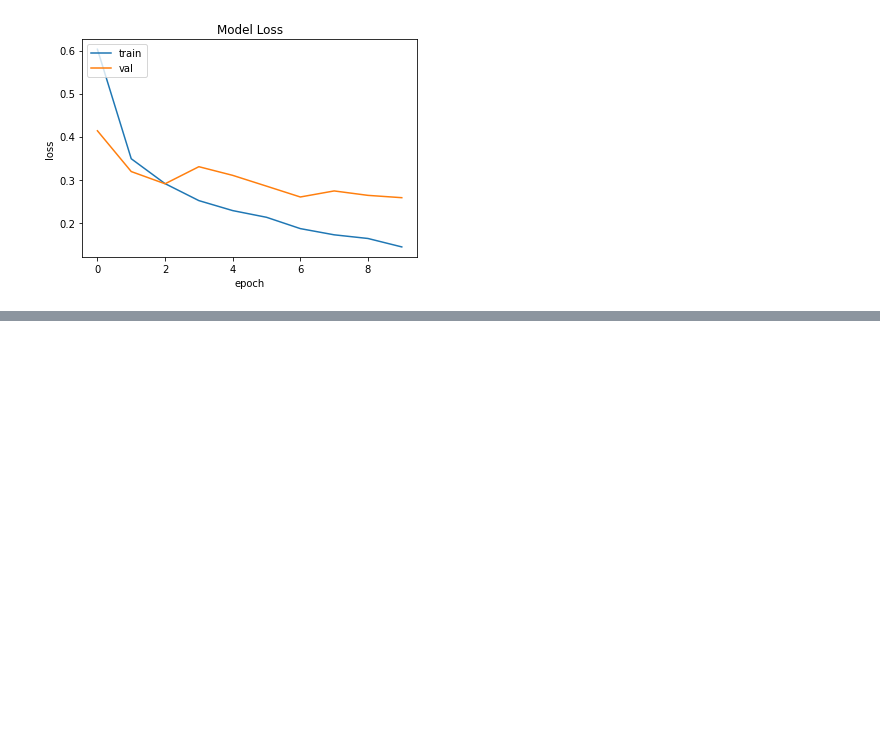
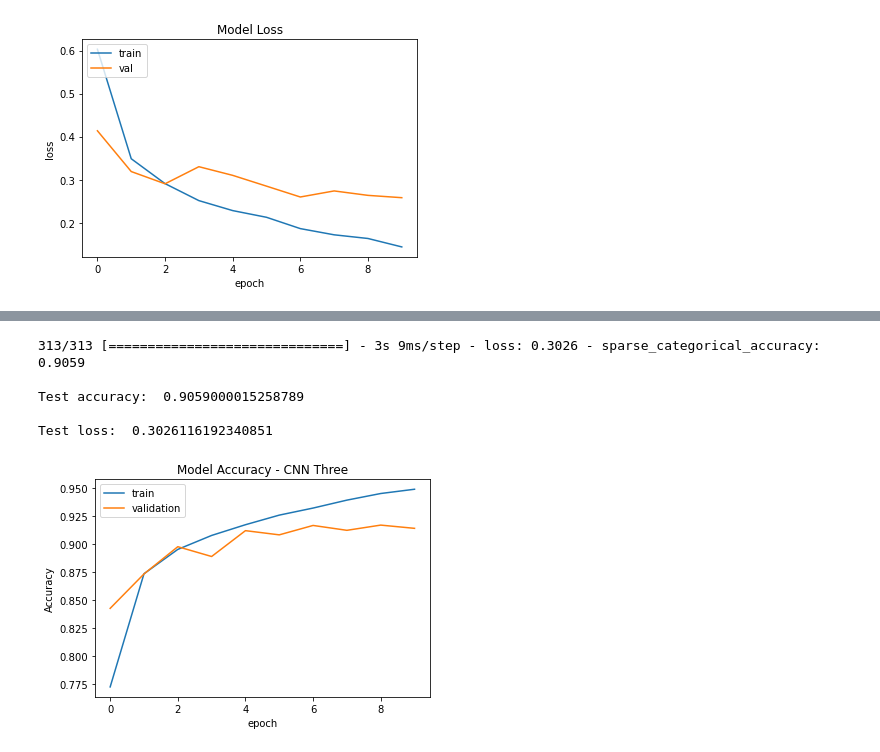
Before and after one commit to sba22177/MSc_S2_CA01_sba22177, a Jupyter notebook: S2_CA01_sba22177.ipynb, the cells around one changed output, grey strips where cells are left out. Drawn from its saved outputs; the diff is of its cells as text; code cells hidden in the pictures; blank space fills up the shorter version.

```diff
--- a/S2_CA01_sba22177.ipynb
+++ b/S2_CA01_sba22177.ipynb
@@ -477,0 +451,10 @@ run_test_harness()
+# %%
+cnn_model_three = cnn_model_three()
+
+# set up model optimizer, loss function, and accuracy
+#adam - adaptive moment estimation
+cnn_model_three.compile(optimizer='adam',
+              loss='sparse_categorical_crossentropy',
+              metrics=['sparse_categorical_accuracy'])
+
+cnn_model_three.summary()
@@ -477,0 +479,5 @@ run_test_harness()
+# %%
+#training the model
+t0_three = time.time()
+train_model_three = cnn_model_three.fit(train_X, train_y, epochs=10, validation_split=0.33)
+print("Training time:", time.time()-t0_three)
@@ -477,0 +505,22 @@ run_test_harness()
+# %%
+#test the model
+loss, acc = cnn_model_three.evaluate(test_X, test_y, verbose = 1)
+print('\nTest accuracy: ', acc)
+print('\nTest loss: ', loss)
+# %% [output]
+313/313 [==============================] - 3s 9ms/step - loss: 0.3026 - sparse_categorical_accuracy: 0.9059
+
+Test accuracy:  0.9059000015258789
+
+Test loss:  0.3026116192340851
+# %%
+#plotting the accuracy
+plt.plot(train_model_three.history['sparse_categorical_accuracy'])
+plt.plot(train_model_three.history['val_sparse_categorical_accuracy'])
+plt.title('Model Accuracy - CNN Three')
+plt.ylabel('Accuracy')
+plt.xlabel('epoch')
+plt.legend(['train', 'validation'], loc='upper left')
+plt.show()
+# %% [output]
+[figure, added]
```
Also changed, not shown: parts of 40 cells of this notebook.
